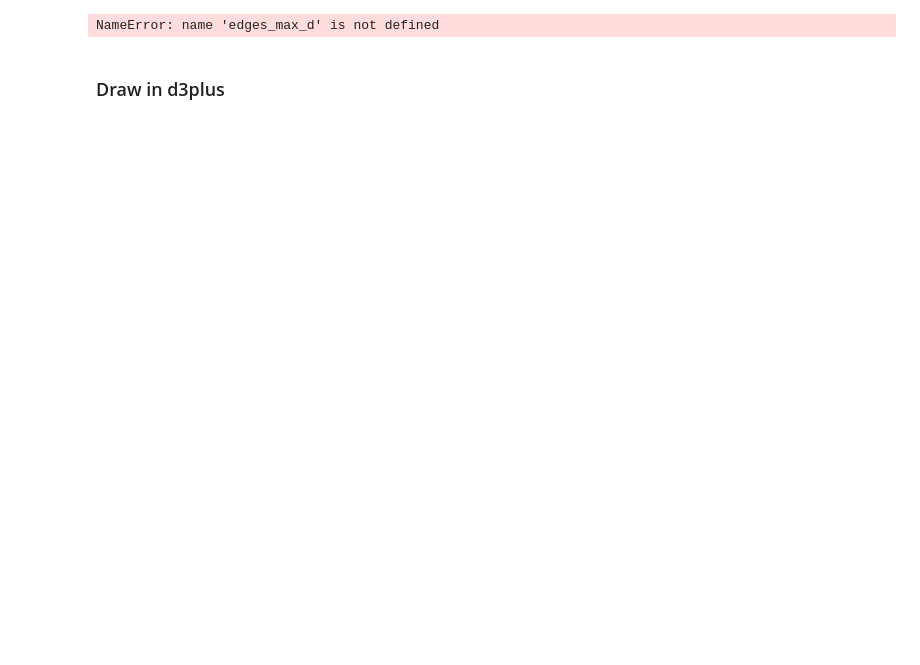
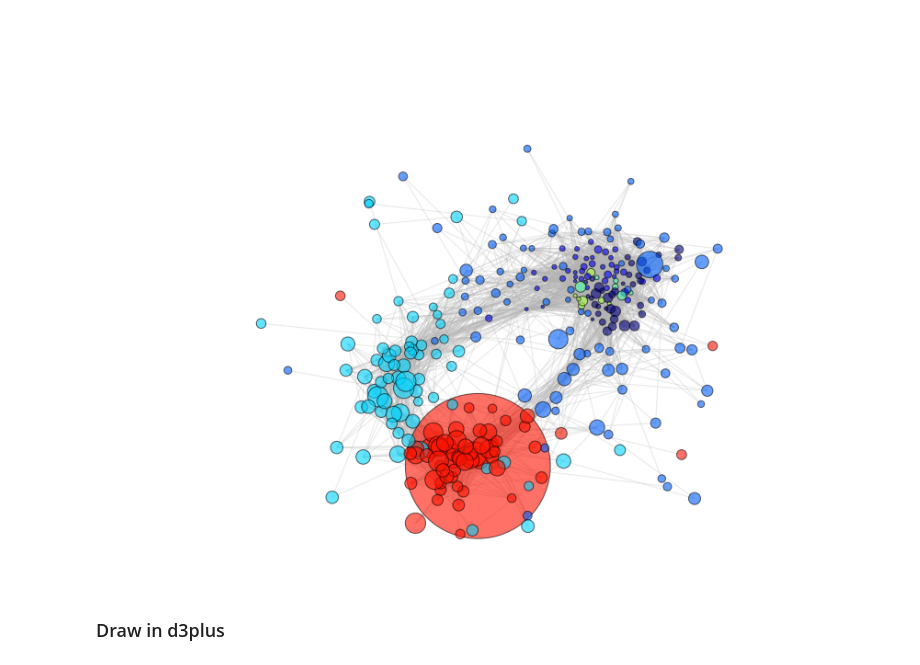
Before and after one commit to matuteiglesias/geo-correlation-structures, a Jupyter notebook: USA plots.ipynb, the cells around one changed output. Saved outputs shown, nothing was run; the diff lists cells and outputs as text; code cells hidden in the pictures; blank space fills up the shorter version.

```diff
--- a/USA plots.ipynb
+++ b/USA plots.ipynb
@@ -15,6 +18,7 @@ path = './../growth-lab-diversity/data/sources/'
 agglevel_titles = pd.read_csv(path+'agglevel_titles.csv')
 area_titles = pd.read_csv(path+'area_titles.csv')
 industry_titles = pd.read_csv(path+'industry_titles.csv')
+industry_titles =  pd.DataFrame([['POPESTIMATE2010','Population']], columns = industry_titles.columns).append(industry_titles).reset_index(drop = True)
 
 path = './../growth-lab-diversity/data/sources/BLS/'
 
@@ -36 +127,11 @@ summary_var.unstack().fillna(0)[variable].cov(min_periods = 10)
+# %%
+edges = pd.DataFrame(demean(cor_mat).stack(), columns = ['dem_corr'])
+# > demean(cor_mat).values, 90
+# edges.loc[]
+edges_s = edges.loc[edges.dem_corr > edges.dem_corr.quantile(.9)]
+edges_s.index.names = ['industry_code_x', 'industry_code_y']
+edges_s = edges_s.reset_index().merge(
+    industry_titles, left_on = 'industry_code_x', right_on = 'industry_code').merge(
+    industry_titles, left_on = 'industry_code_y', right_on = 'industry_code').T.drop_duplicates().T
+edges_s['dem_corr'] = edges_s['dem_corr'].astype(float)
 # %%
@@ -40,25 +153,34 @@ from numpy import where, power
 # %%
+max_d = 200
+weight_column = 'dem_corr' #'weight_'+geo
+
+        ### Max degree = max_d. Parameter used to trim the network.
+df1 = edges_s.groupby('industry_code_x').apply(lambda x: x.nlargest(max_d, weight_column)).reset_index(drop = True)
+df2 = edges_s.groupby('industry_code_x').apply(lambda x: x.nlargest(max_d, weight_column)).reset_index(drop = True)
+edges_max_d = df1.merge(df2, on = ['industry_code_x', 'industry_title_x', 'industry_code_y', 'industry_title_x', weight_column]).reset_index(drop = True)
+
+###
+
 # Hard threshold and max degree backboning
 
-G = nx.from_pandas_edgelist(edges_max_d, 'index_x', 'index_y', 'weight_'+geo)
+G = nx.from_pandas_edgelist(edges_max_d, 'industry_code_x', 'industry_code_y', weight_column)
 
 
 plt.figure(figsize = (10, 8))
 
 G = max(nx.connected_component_subgraphs(G), key=len)
 nodes_s = nodes.loc[G.nodes.keys()]
-pos = nx.spring_layout(G, k=.2)
+pos = nx.spring_layout(G, k=.4)
 
-nx.draw(G, pos, node_size = nodes_s.node_size.values, alpha=.6, node_color= list(nodes_s.color.values), edgelist = [])
+nx.draw(G, pos, node_size = nodes_s.sqrt_size.values, alpha=.6, node_color= list(nodes_s.color.values), edgelist = [])
 nx.draw_networkx_edges(G, pos, edge_color='.7', alpha=.3)
-plt.title('max_d = '+str(max_d))
-plt.title(conf_name+'\n max_degree = '+str(max_d))
+# plt.title('max_d = '+str(max_d))
 #     plt.savefig('./Figures/5_max_deg/'+col_name+'_plot1.png')
 #             plt.show()
 
 plt.show()
 # %% [output]
-NameError: name 'edges_max_d' is not defined
+[figure, added]
 # %% [markdown]
 ### Draw in d3plus
 # %%
```
Also changed, not shown: parts of 21 cells of this notebook, 24 other files.
